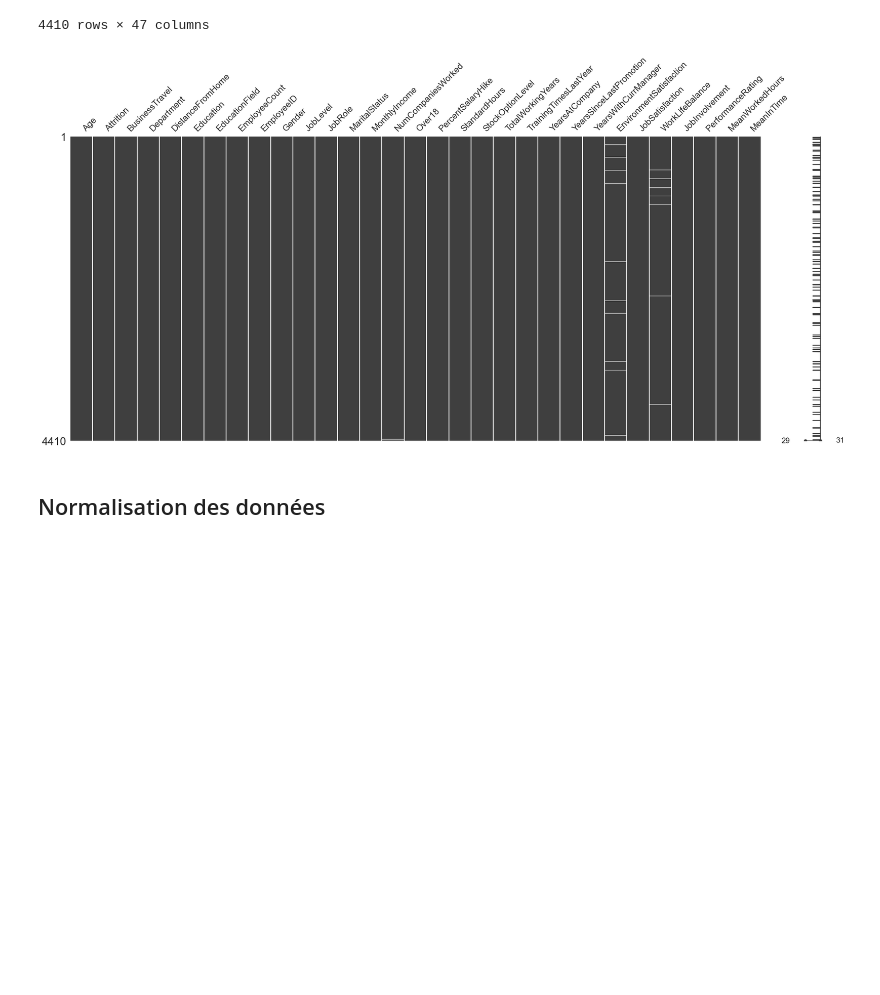
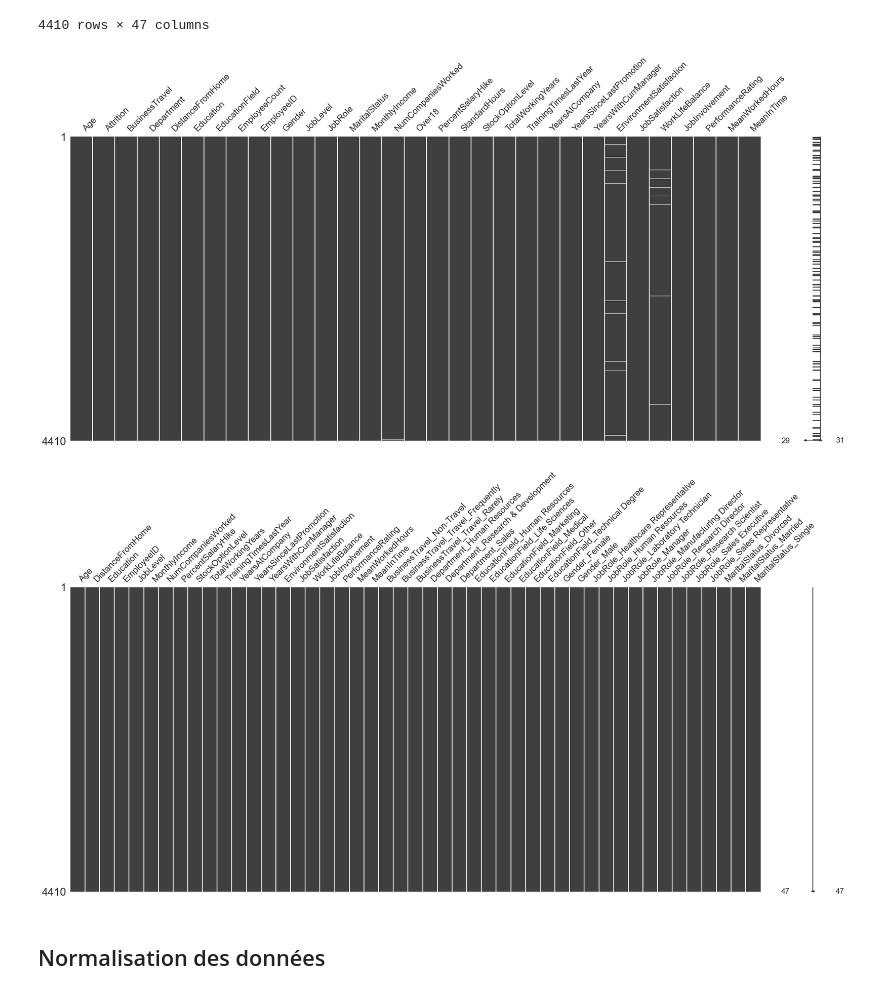
Before and after one commit to Rom168/Projet_AI_A5, a Jupyter notebook: data_treatment.ipynb, the cells around one changed output. Drawn from its saved outputs; the diff is of its cells as text; code cells hidden in the pictures; blank space fills up the shorter version.

```diff
--- a/data_treatment.ipynb
+++ b/data_treatment.ipynb
@@ -289,25 +289,30 @@ X
 # %%
 import missingno as msno
 
 # Visualize missing data
 msno.matrix(merged_data)
 plt.show()
 
 # Impute missing values
 # For numerical columns, use median imputation
-numerical_columns = merged_data.select_dtypes(include=['float64', 'int64'])
+numerical_columns = X.select_dtypes(include=['float64', 'int64'])
 #merged_data[numerical_columns] = merged_data[numerical_columns].fillna(merged_data[numerical_columns].median())
 
 from sklearn.impute import SimpleImputer
 imputer = SimpleImputer(strategy="median")
 
 # Remplacement des valeurs manquantes en utilisant fit_transform()
-merged_data_num_imputed = pd.DataFrame(imputer.fit_transform(numerical_columns), columns=numerical_columns.columns)
+X_imputed = pd.DataFrame(imputer.fit_transform(numerical_columns), columns=numerical_columns.columns)
 
 # Mise à jour du DataFrame original
-merged_data[numerical_columns.columns] = merged_data_num_imputed
+X[numerical_columns.columns] = X_imputed
+
+# Visualize missing data
+msno.matrix(X)
+plt.show()
 # %% [output]
 [figure]
+[figure, added]
 # %% [markdown]
 ## Normalisation des données
 # %%
```
Also changed, not shown: parts of 16 cells of this notebook.
